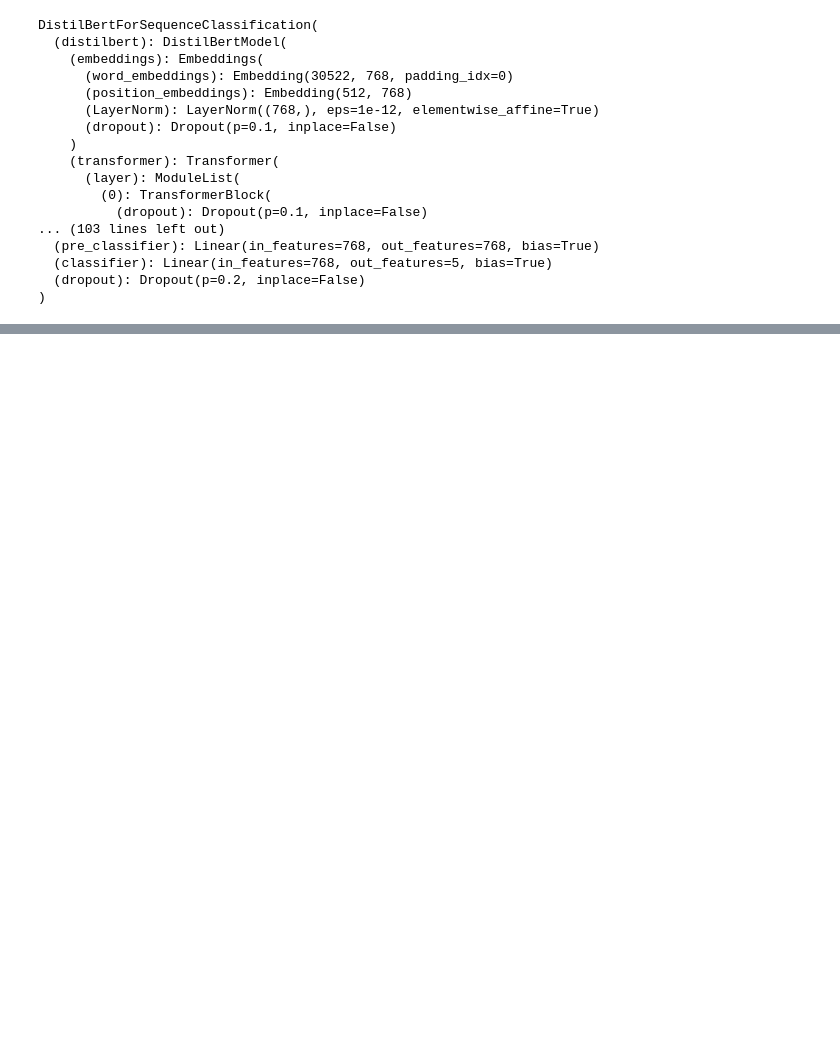
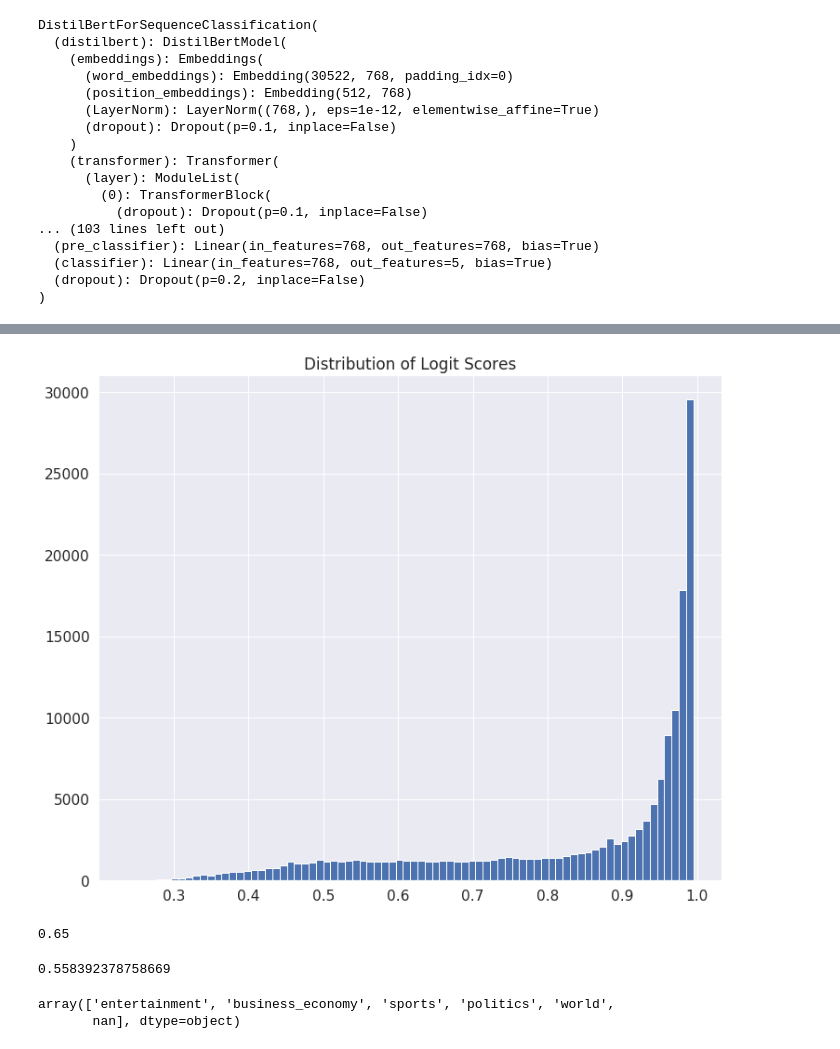
Before and after one commit to oersoy1/cc_news, a Jupyter notebook: 4_classification_bert.ipynb, the cells around one changed output, grey strips where cells are left out. Drawn from its saved outputs; the diff is of its cells as text; code cells hidden in the pictures; blank space fills up the shorter version.

```diff
--- a/4_classification_bert.ipynb
+++ b/4_classification_bert.ipynb
@@ -422,0 +470,32 @@ sn.heatmap(df_cm, annot=True,annot_kws={"size": 16})
+# %%
+# Initialize variables
+nb_eval_steps = 0
+preds = None
+results = {}
+out_label_ids = None
+
+logger.info(f"***** Evaluating...*****")
+logger.info(f"  Num examples = {len(test_data)}")
+logger.info(f"  Batch size = {256}")
+
+# Evaluate dev
+for batch in tqdm(test_dataloader, desc="Evaluating..."):
+    model.eval()
+    # Add batch to GPU
+    batch = tuple(t.to(device) for t in batch)
+
+    with torch.no_grad():
+        inputs = {'input_ids':      batch[0],
+                  'attention_mask': batch[1]}
+        if model_type != 'distilbert':
+            inputs['token_type_ids'] = batch[2] if model_type in ['bert', 'xlnet'] else None
+        # Forward pass, calculate logit predictions
+        outputs = model(**inputs)
+        logits = outputs[0]
+
+    nb_eval_steps += 1
+
+    if preds is None:
+        preds = logits.detach().cpu().numpy()
+    else:
+        preds = np.append(preds, logits.detach().cpu().numpy(), axis=0)
@@ -422,0 +534,6 @@ sn.heatmap(df_cm, annot=True,annot_kws={"size": 16})
+# %%
+# Convert Logits to Probabilities with Softmax
+m = nn.Softmax(dim=-1)
+dat = torch.Tensor(preds)
+probs  = m(dat)
+probs = probs.numpy()
@@ -422,0 +551,20 @@ sn.heatmap(df_cm, annot=True,annot_kws={"size": 16})
+# %%
+plt.figure(figsize=(12,10))
+_ = plt.hist(np.max(probs, axis=1), bins='auto')  # arguments are passed to np.histogram
+plt.title("Distribution of Logit Scores")
+plt.show()
+# %% [output]
+[figure, added]
+# %%
+np.floor(df.proba.quantile(0.2)*100)/100
+# %% [output]
+0.65
+# %%
+len(df[(df.kw_label.isna()) & (df.proba>=0.9)]) / len(df[df.kw_label.isna()])
+# %% [output]
+0.558392378758669
+# %%
+df.y_pred.unique()
+# %% [output]
+array(['entertainment', 'business_economy', 'sports', 'politics', 'world',
+       nan], dtype=object)
```
Also changed, not shown: parts of 36 cells of this notebook, 2 other files.
